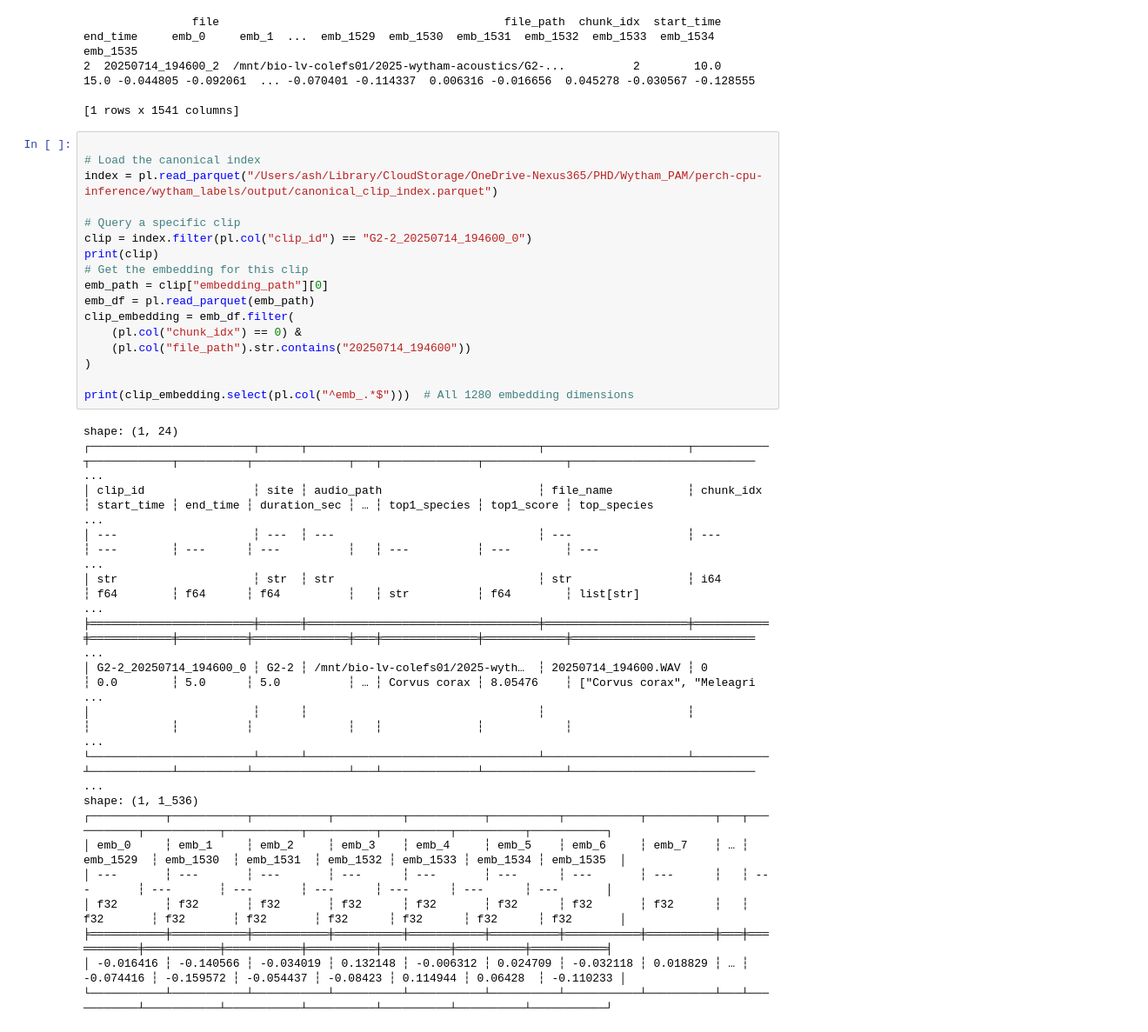
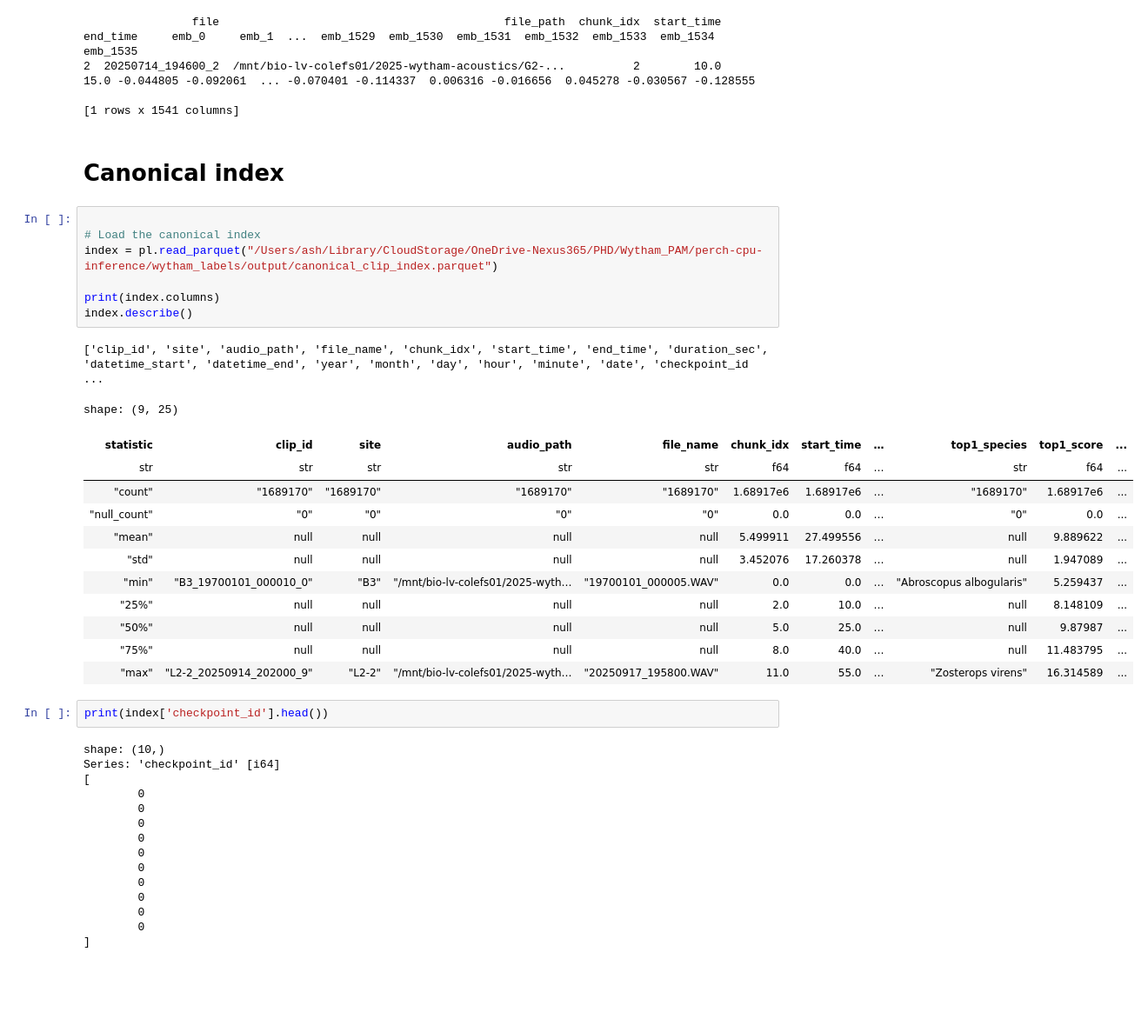
Before and after one commit to ash2d/wytham_labels, a Jupyter notebook: scripts/parquet_i_o.ipynb, the cells around one changed output. Shown at 87% size. Saved outputs shown, nothing was run; the diff lists cells and outputs as text; blank space fills up the shorter version.

```diff
--- a/scripts/parquet_i_o.ipynb
+++ b/scripts/parquet_i_o.ipynb
@@ -34,38 +38,43 @@ print(emb[(emb['file']=='20250714_194600_2')&(emb['chunk_idx']==2)])  # e.g. 0:
 2  20250714_194600_2  /mnt/bio-lv-colefs01/2025-wytham-acoustics/G2-...          2        10.0      15.0 -0.044805 -0.092061  ... -0.070401 -0.114337  0.006316 -0.016656  0.045278 -0.030567 -0.128555
 
 [1 rows x 1541 columns]
+# %% [markdown]
+# Canonical index
 # %%
 
 # Load the canonical index
 index = pl.read_parquet("/Users/ash/Library/CloudStorage/OneDrive-Nexus365/PHD/Wytham_PAM/perch-cpu-inference/wytham_labels/output/canonical_clip_index.parquet")
 
-# Query a specific clip
-clip = index.filter(pl.col("clip_id") == "G2-2_20250714_194600_0")
-print(clip)
-# Get the embedding for this clip
-emb_path = clip["embedding_path"][0]
-emb_df = pl.read_parquet(emb_path)
-clip_embedding = emb_df.filter(
-    (pl.col("chunk_idx") == 0) &
-    (pl.col("file_path").str.contains("20250714_194600"))
-)
-
-print(clip_embedding.select(pl.col("^emb_.*$")))  # All 1280 embedding dimensions
+print(index.columns)
+index.describe()
 # %% [output]
-shape: (1, 24)
-┌────────────────────────┬──────┬──────────────────────────────────┬─────────────────────┬───────────┬────────────┬──────────┬──────────────┬───┬──────────────┬────────────┬─────────────────────────── ...
-│ clip_id                ┆ site ┆ audio_path                       ┆ file_name           ┆ chunk_idx ┆ start_time ┆ end_time ┆ duration_sec ┆ … ┆ top1_species ┆ top1_score ┆ top_species                ...
-│ ---                    ┆ ---  ┆ ---                              ┆ ---                 ┆ ---       ┆ ---        ┆ ---      ┆ ---          ┆   ┆ ---          ┆ ---        ┆ ---                        ...
-│ str                    ┆ str  ┆ str                              ┆ str                 ┆ i64       ┆ f64        ┆ f64      ┆ f64          ┆   ┆ str          ┆ f64        ┆ list[str]                  ...
-╞════════════════════════╪══════╪══════════════════════════════════╪═════════════════════╪═══════════╪════════════╪══════════╪══════════════╪═══╪══════════════╪════════════╪═══════════════════════════ ...
-│ G2-2_20250714_194600_0 ┆ G2-2 ┆ /mnt/bio-lv-colefs01/2025-wyth…  ┆ 20250714_194600.WAV ┆ 0         ┆ 0.0        ┆ 5.0      ┆ 5.0          ┆ … ┆ Corvus corax ┆ 8.05476    ┆ ["Corvus corax", "Meleagri ...
-│                        ┆      ┆                                  ┆                     ┆           ┆            ┆          ┆              ┆   ┆              ┆            ┆                            ...
-└────────────────────────┴──────┴──────────────────────────────────┴─────────────────────┴───────────┴────────────┴──────────┴──────────────┴───┴──────────────┴────────────┴─────────────────────────── ...
-shape: (1, 1_536)
-┌───────────┬───────────┬───────────┬──────────┬───────────┬──────────┬───────────┬──────────┬───┬───────────┬───────────┬───────────┬──────────┬──────────┬──────────┬───────────┐
-│ emb_0     ┆ emb_1     ┆ emb_2     ┆ emb_3    ┆ emb_4     ┆ emb_5    ┆ emb_6     ┆ emb_7    ┆ … ┆ emb_1529  ┆ emb_1530  ┆ emb_1531  ┆ emb_1532 ┆ emb_1533 ┆ emb_1534 ┆ emb_1535  │
-│ ---       ┆ ---       ┆ ---       ┆ ---      ┆ ---       ┆ ---      ┆ ---       ┆ ---      ┆   ┆ ---       ┆ ---       ┆ ---       ┆ ---      ┆ ---      ┆ ---      ┆ ---       │
-│ f32       ┆ f32       ┆ f32       ┆ f32      ┆ f32       ┆ f32      ┆ f32       ┆ f32      ┆   ┆ f32       ┆ f32       ┆ f32       ┆ f32      ┆ f32      ┆ f32      ┆ f32       │
-╞═══════════╪═══════════╪═══════════╪══════════╪═══════════╪══════════╪═══════════╪══════════╪═══╪═══════════╪═══════════╪═══════════╪══════════╪══════════╪══════════╪═══════════╡
-│ -0.016416 ┆ -0.140566 ┆ -0.034019 ┆ 0.132148 ┆ -0.006312 ┆ 0.024709 ┆ -0.032118 ┆ 0.018829 ┆ … ┆ -0.074416 ┆ -0.159572 ┆ -0.054437 ┆ -0.08423 ┆ 0.114944 ┆ 0.06428  ┆ -0.110233 │
-└───────────┴───────────┴───────────┴──────────┴───────────┴──────────┴───────────┴──────────┴───┴───────────┴───────────┴───────────┴──────────┴──────────┴──────────┴───────────┘
+['clip_id', 'site', 'audio_path', 'file_name', 'chunk_idx', 'start_time', 'end_time', 'duration_sec', 'datetime_start', 'datetime_end', 'year', 'month', 'day', 'hour', 'minute', 'date', 'checkpoint_id ...
+shape: (9, 25)
+| statistic | clip_id | site | audio_path | file_name | chunk_idx | start_time | … | top1_species | top1_score | ... |
+| str | str | str | str | str | f64 | f64 | … | str | f64 | ... |
+| "count" | "1689170" | "1689170" | "1689170" | "1689170" | 1.68917e6 | 1.68917e6 | … | "1689170" | 1.68917e6 | ... |
+| "null_count" | "0" | "0" | "0" | "0" | 0.0 | 0.0 | … | "0" | 0.0 | ... |
+| "mean" | null | null | null | null | 5.499911 | 27.499556 | … | null | 9.889622 | ... |
+| "std" | null | null | null | null | 3.452076 | 17.260378 | … | null | 1.947089 | ... |
+| "min" | "B3_19700101_000010_0" | "B3" | "/mnt/bio-lv-colefs01/2025-wyth… | "19700101_000005.WAV" | 0.0 | 0.0 | … | "Abroscopus albogularis" | 5.259437 | ... |
+| "25%" | null | null | null | null | 2.0 | 10.0 | … | null | 8.148109 | ... |
+| "50%" | null | null | null | null | 5.0 | 25.0 | … | null | 9.87987 | ... |
+| "75%" | null | null | null | null | 8.0 | 40.0 | … | null | 11.483795 | ... |
+| "max" | "L2-2_20250914_202000_9" | "L2-2" | "/mnt/bio-lv-colefs01/2025-wyth… | "20250917_195800.WAV" | 11.0 | 55.0 | … | "Zosterops virens" | 16.314589 | ... |
+# %%
+print(index['checkpoint_id'].head())
+# %% [output]
+shape: (10,)
+Series: 'checkpoint_id' [i64]
+[
+        0
+        0
+        0
+        0
+        0
+        0
+        0
+        0
+        0
+        0
+]
```
Also changed, not shown: parts of 5 cells of this notebook.
